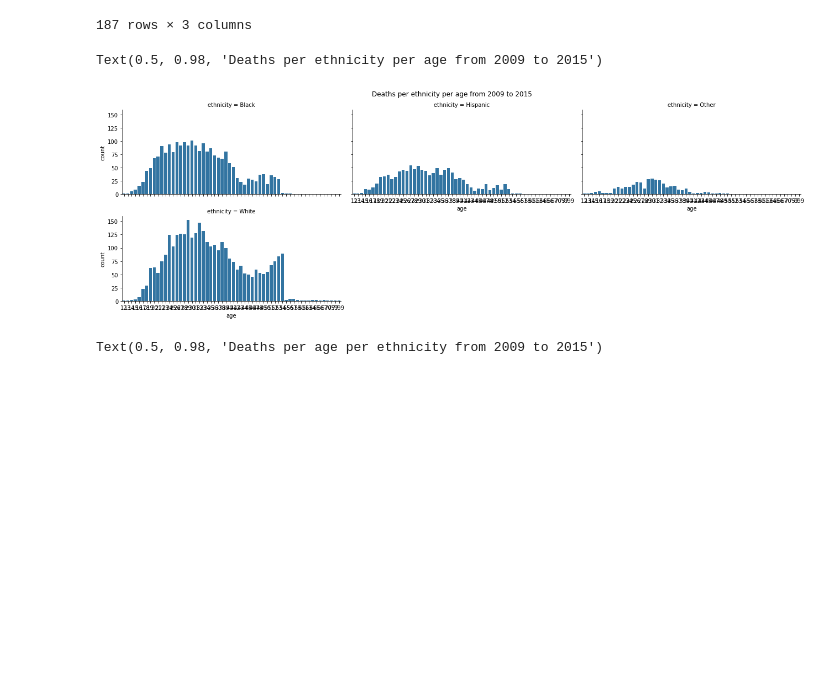
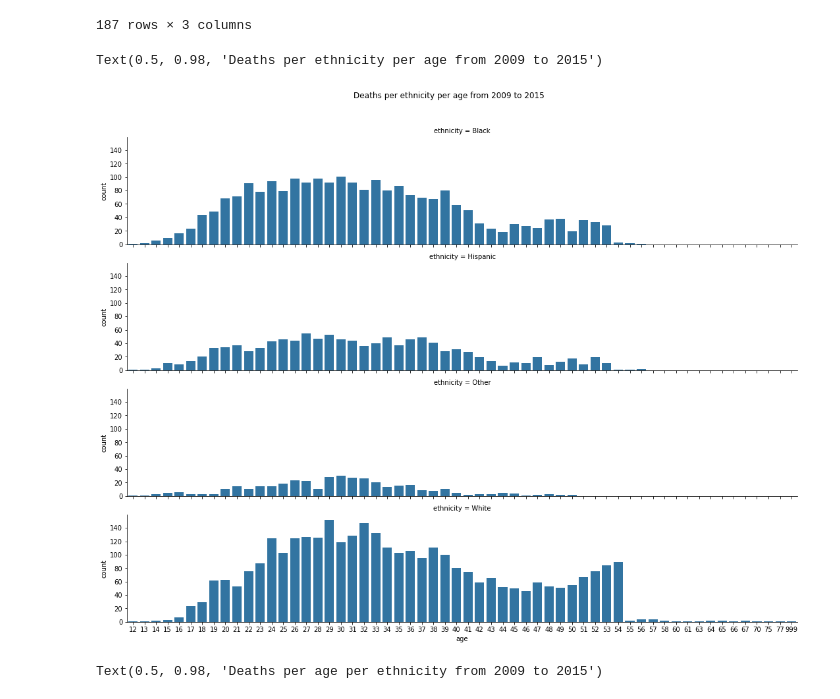
Before and after one commit to andrezafeu/maternal_mortality, a Jupyter notebook: EDA.ipynb, the cells around one changed output. Cells and saved outputs as stored; diff of their text form; code cells hidden in the pictures; blank space fills up the shorter version.

```diff
--- a/EDA.ipynb
+++ b/EDA.ipynb
@@ -792,22 +792,22 @@ df_grouped_by_ethnicity_and_age
 # %%
 chart = sns.FacetGrid(
     df_grouped_by_ethnicity_and_age,
     col='ethnicity',
     margin_titles=True,
-    col_wrap=3,
-    aspect=2,
+    col_wrap=1,
+    aspect=5,
     row_order=df['ethnicity'].unique
 )
 
 # to actually plot
 chart.map(sns.barplot, 'age', 'count')
 chart.fig.subplots_adjust(top=0.9)
 chart.fig.suptitle(
     f'Deaths per ethnicity per age from {beg_year} to {end_year}'
 )
 # %% [output]
 Text(0.5, 0.98, 'Deaths per ethnicity per age from 2009 to 2015')
-[figure, old version]
+[figure, new version]
 # %%
 df.hist(by ='ethnicity',
        column ='age', bins=[0,5,10,15,20,25,35,40,45,50,55,60],
```
Also changed, not shown: 4 other files.
